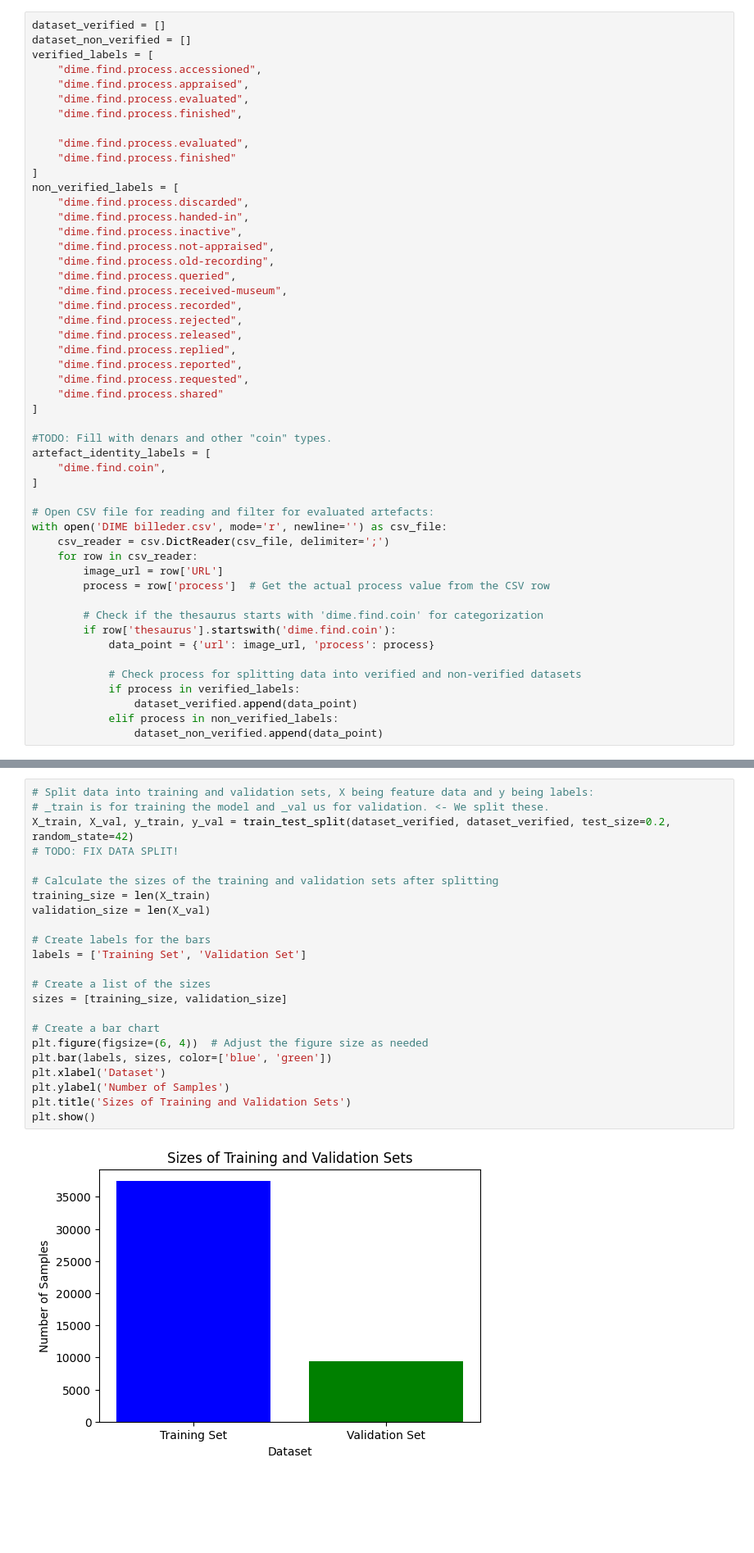
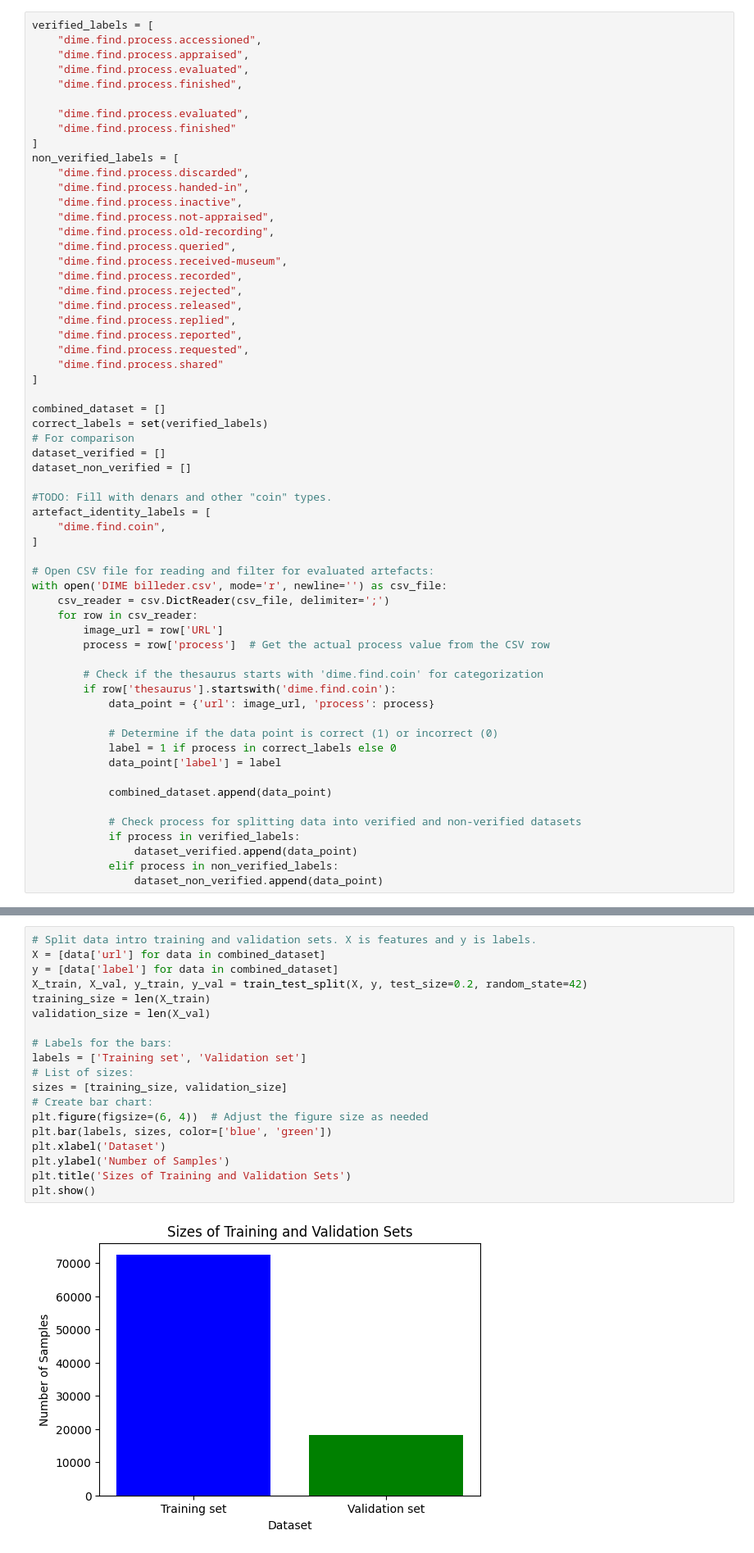
Before and after one commit to 5kj41d/Classification-and-3D-reconstruction-of-archaeological-artifacts, a Jupyter notebook: 1stVersionCNN.ipynb, the cells around one changed output, grey strips where cells are left out. Shown: that part at 82% size. Drawn from its saved outputs; the diff is of its cells as text; blank space fills up the shorter version.

```diff
--- a/1stVersionCNN.ipynb
+++ b/1stVersionCNN.ipynb
@@ -37,6 +43,4 @@ import io
 # %%
-dataset_verified = []
-dataset_non_verified = []
 verified_labels = [
     "dime.find.process.accessioned",
     "dime.find.process.appraised",
@@ -63,6 +67,12 @@ non_verified_labels = [
     "dime.find.process.shared"
 ]
 
+combined_dataset = []
+correct_labels = set(verified_labels)
+# For comparison
+dataset_verified = []
+dataset_non_verified = []
+
 #TODO: Fill with denars and other "coin" types.
 artefact_identity_labels = [
     "dime.find.coin",
@@ -79,6 +89,12 @@ with open('DIME billeder.csv', mode='r', newline='') as csv_file:
         if row['thesaurus'].startswith('dime.find.coin'):
             data_point = {'url': image_url, 'process': process}
 
+            # Determine if the data point is correct (1) or incorrect (0)
+            label = 1 if process in correct_labels else 0
+            data_point['label'] = label
+
+            combined_dataset.append(data_point)
+
             # Check process for splitting data into verified and non-verified datasets
             if process in verified_labels:
                 dataset_verified.append(data_point)
@@ -183,25 +247,21 @@ plt.show()
 # %%
-# Split data into training and validation sets, X being feature data and y being labels:
-# _train is for training the model and _val us for validation. <- We split these.
-X_train, X_val, y_train, y_val = train_test_split(dataset_verified, dataset_verified, test_size=0.2, random_state=42)
-# TODO: FIX DATA SPLIT!
-
-# Calculate the sizes of the training and validation sets after splitting
+# Split data intro training and validation sets. X is features and y is labels.
+X = [data['url'] for data in combined_dataset]
+y = [data['label'] for data in combined_dataset]
+X_train, X_val, y_train, y_val = train_test_split(X, y, test_size=0.2, random_state=42)
 training_size = len(X_train)
 validation_size = len(X_val)
 
-# Create labels for the bars
-labels = ['Training Set', 'Validation Set']
-
-# Create a list of the sizes
+# Labels for the bars:
+labels = ['Training set', 'Validation set']
+# List of sizes:
 sizes = [training_size, validation_size]
-
-# Create a bar chart
+# Create bar chart:
 plt.figure(figsize=(6, 4))  # Adjust the figure size as needed
 plt.bar(labels, sizes, color=['blue', 'green'])
 plt.xlabel('Dataset')
 plt.ylabel('Number of Samples')
 plt.title('Sizes of Training and Validation Sets')
 plt.show()
 # %% [output]
-[figure, old version]
+[figure, new version]
```
Also changed, not shown: parts of 8 cells of this notebook, 2 other files.
